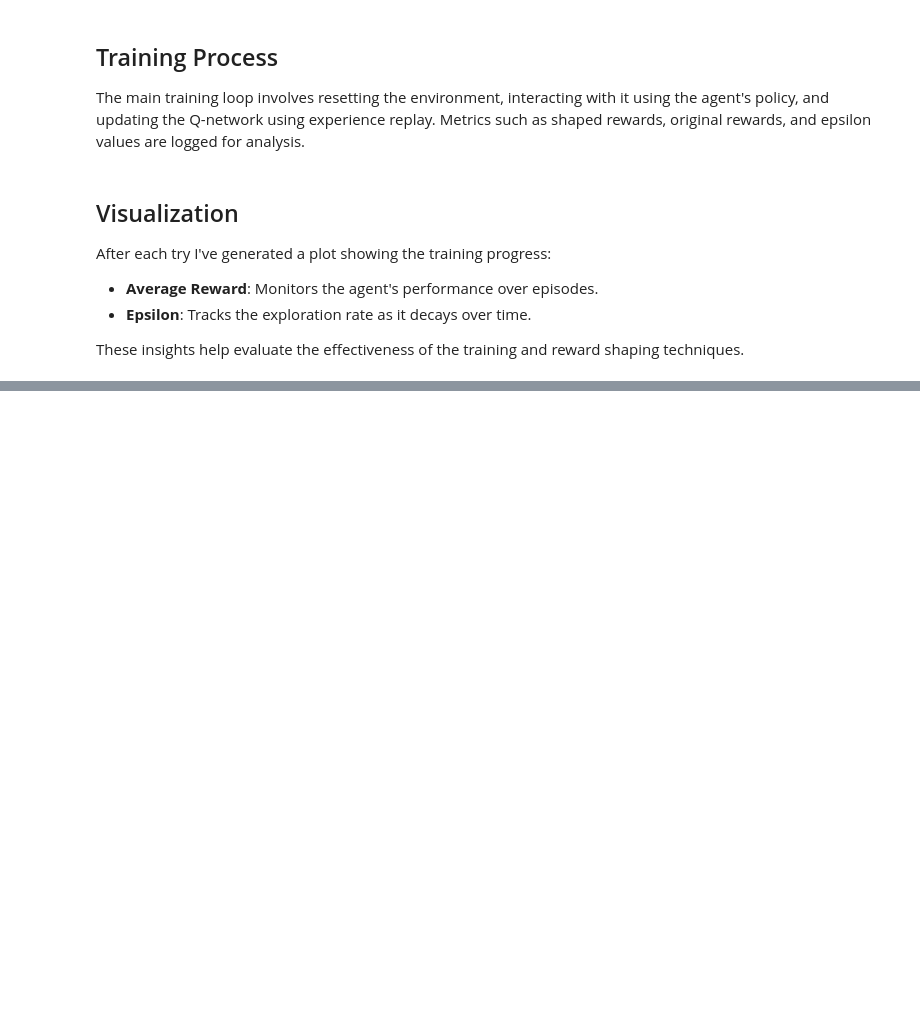
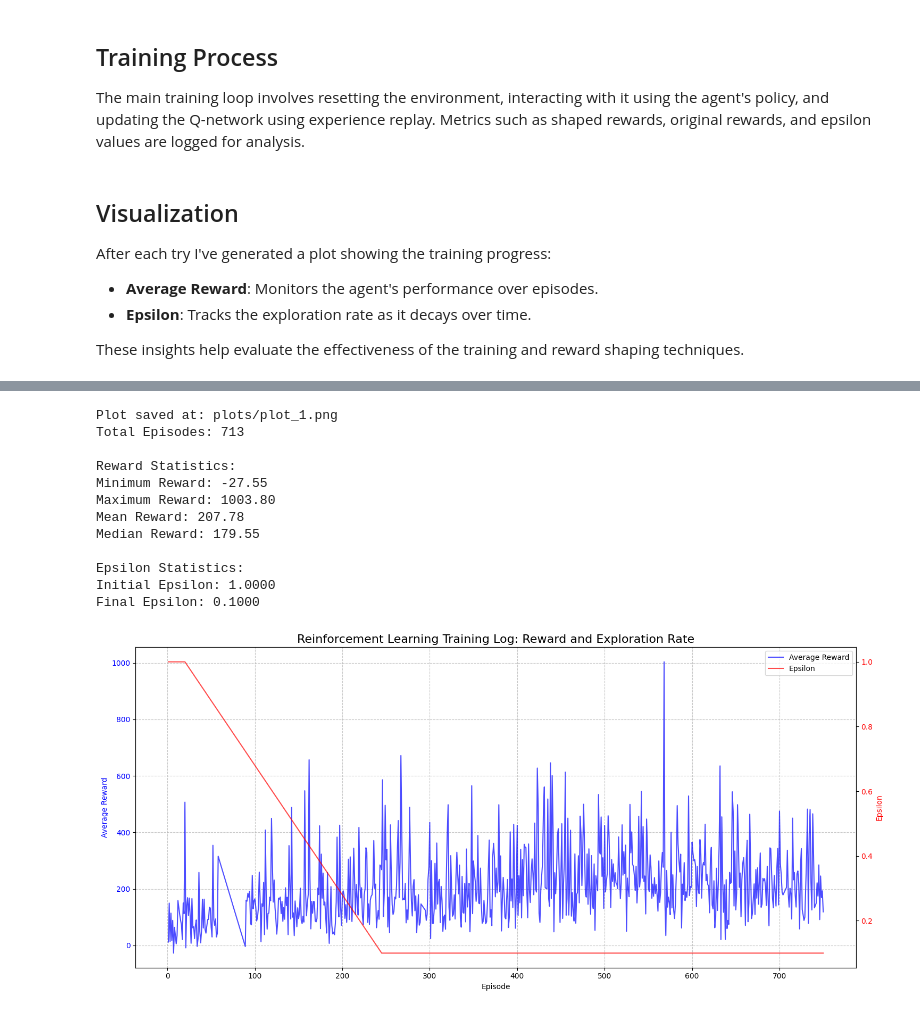
Before and after one commit to DeerBay/Deep-Learning-Julia, a Jupyter notebook: sequential_reward_shaping.ipynb, the cells around one changed output, grey strips where cells are left out. Cells and saved outputs as stored; diff of their text form; code cells hidden in the pictures; blank space fills up the shorter version.

```diff
--- a/sequential_reward_shaping.ipynb
+++ b/sequential_reward_shaping.ipynb
@@ -350,3 +315,77 @@ def main():
 
 if __name__ == "__main__":
     main()
+# %%
+import pandas as pd
+import matplotlib.pyplot as plt  # Correct import
+
+filepath = 'logs/logs_1/training_log.txt'
+
+df = pd.read_csv(filepath, sep=',')
+
+# Directory to save the plot - using forward slashes or raw string
+save_path = 'plots/plot_1.png'  # Using forward slashes
+# Alternative: save_path = r'\plots\plot_1.png'  # Using raw string
+
+# Create directory if it doesn't exist
+import os
+os.makedirs(os.path.dirname(save_path), exist_ok=True)
+
+# Create a figure with two y-axes
+fig, ax1 = plt.subplots(figsize=(15, 7))
+
+# Plot Average Reward on the primary y-axis
+color1 = 'blue'
+ax1.set_xlabel('Episode')
+ax1.set_ylabel('Average Reward', color=color1)
+ax1.plot(df['Episode'], df['Avg_Reward'], color=color1, alpha=0.7, label='Average Reward')
+ax1.tick_params(axis='y', labelcolor=color1)
+
+# Create a secondary y-axis for Epsilon
+ax2 = ax1.twinx()
+color2 = 'red'
+ax2.set_ylabel('Epsilon', color=color2)
+ax2.plot(df['Episode'], df['Epsilon'], color=color2, alpha=0.7, label='Epsilon')
+ax2.tick_params(axis='y', labelcolor=color2)
+
+# Title and layout
+plt.title('Reinforcement Learning Training Log: Reward and Exploration Rate', fontsize=16)
+fig.tight_layout()
+
+# Add a legend
+lines1, labels1 = ax1.get_legend_handles_labels()
+lines2, labels2 = ax2.get_legend_handles_labels()
+ax2.legend(lines1 + lines2, labels1 + labels2, loc='upper right')
+
+# Grid for better readability
+ax1.grid(True, linestyle='--', alpha=0.7)
+
+# Save the plot
+plt.savefig(save_path, dpi=300, bbox_inches='tight')
+print(f"Plot saved at: {save_path}")
+
+# Optional: Calculate and print some statistics
+print(f"Total Episodes: {len(df)}")
+print(f"\nReward Statistics:")
+print(f"Minimum Reward: {df['Avg_Reward'].min():.2f}")
+print(f"Maximum Reward: {df['Avg_Reward'].max():.2f}")
+print(f"Mean Reward: {df['Avg_Reward'].mean():.2f}")
+print(f"Median Reward: {df['Avg_Reward'].median():.2f}")
+
+print(f"\nEpsilon Statistics:")
+print(f"Initial Epsilon: {df['Epsilon'].iloc[0]:.4f}")
+print(f"Final Epsilon: {df['Epsilon'].iloc[-1]:.4f}")
+# %% [output]
+Plot saved at: plots/plot_1.png
+Total Episodes: 713
+
+Reward Statistics:
+Minimum Reward: -27.55
+Maximum Reward: 1003.80
+Mean Reward: 207.78
+Median Reward: 179.55
+
+Epsilon Statistics:
+Initial Epsilon: 1.0000
+Final Epsilon: 0.1000
+[figure, added]
```
Also changed, not shown: parts of 23 cells of this notebook.
